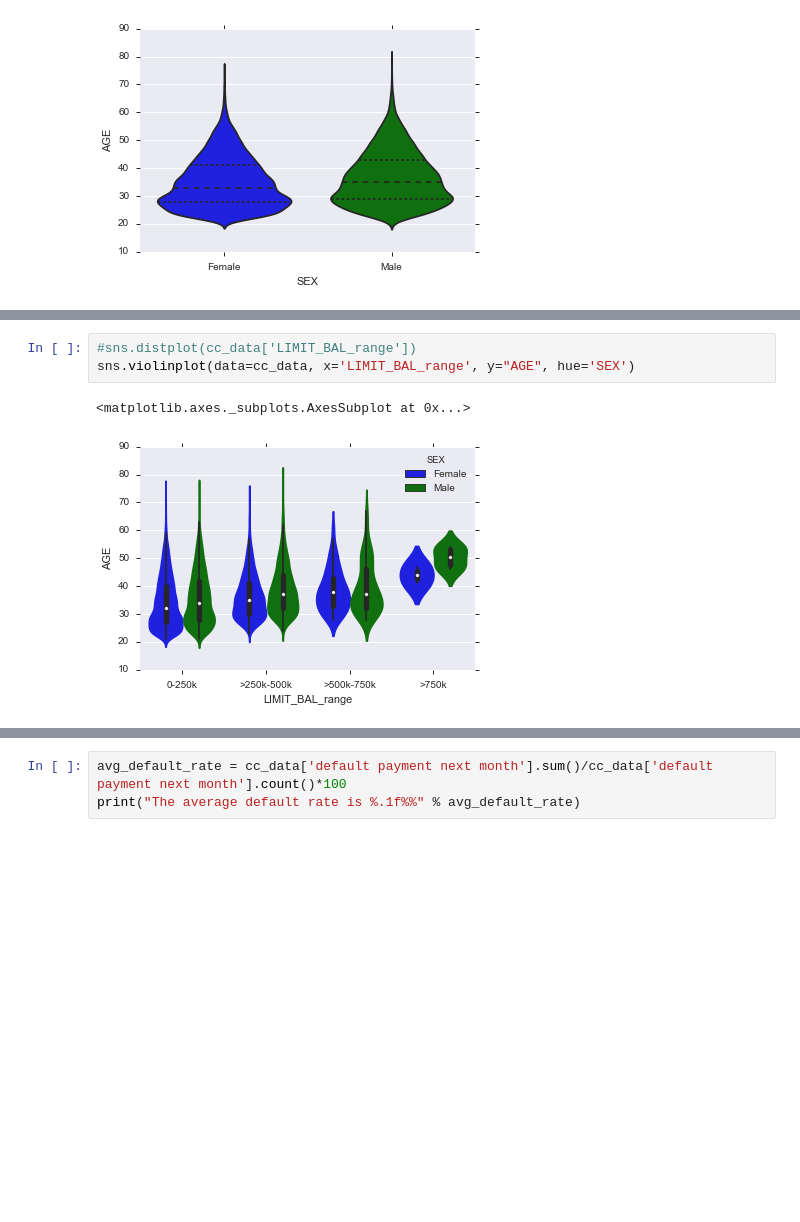
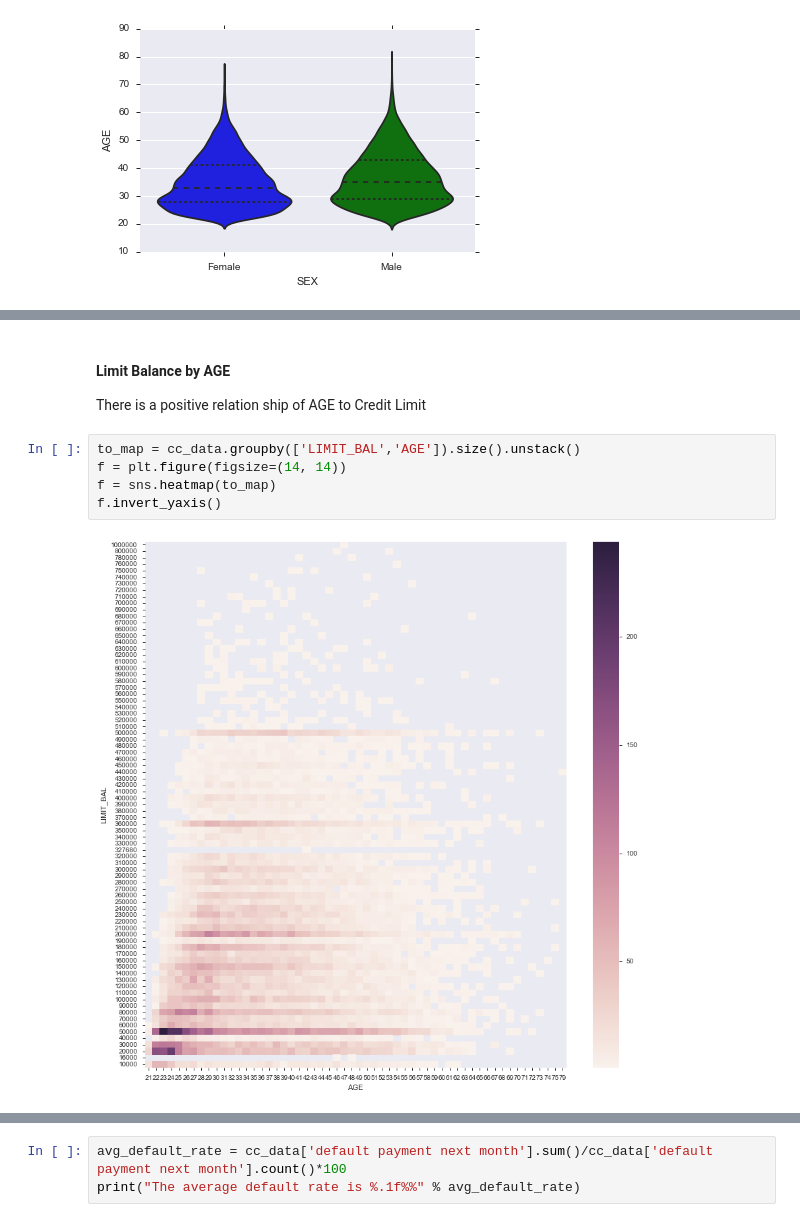
Before and after one commit to rlshuhart/MSDS7331_Project_1, a Jupyter notebook: MSDS7331_Project_1_Notebook.ipynb, the cells around one changed output, grey strips where cells are left out. Cells and saved outputs as stored; diff of their text form; blank space fills up the shorter version.

```diff
--- a/MSDS7331_Project_1_Notebook.ipynb
+++ b/MSDS7331_Project_1_Notebook.ipynb
@@ -364,7 +352,11 @@ sns.violinplot(x=cc_data['EDUCATION'], y=cc_data['AGE'], hue=cc_data['SEX'], spl
-# %%
-#sns.distplot(cc_data['LIMIT_BAL_range'])
-sns.violinplot(data=cc_data, x='LIMIT_BAL_range', y="AGE", hue='SEX')
-# %% [output]
-<matplotlib.axes._subplots.AxesSubplot at 0x...>
-[figure, removed]
+# %% [markdown]
+#### Limit Balance by AGE
+There is a positive relation ship of AGE to Credit Limit
+# %%
+to_map = cc_data.groupby(['LIMIT_BAL','AGE']).size().unstack()
+f = plt.figure(figsize=(14, 14))
+f = sns.heatmap(to_map)
+f.invert_yaxis()
+# %% [output]
+[figure, added]
 # %% [markdown]
```
Also changed, not shown: parts of 60 cells of this notebook, 1 other file.
